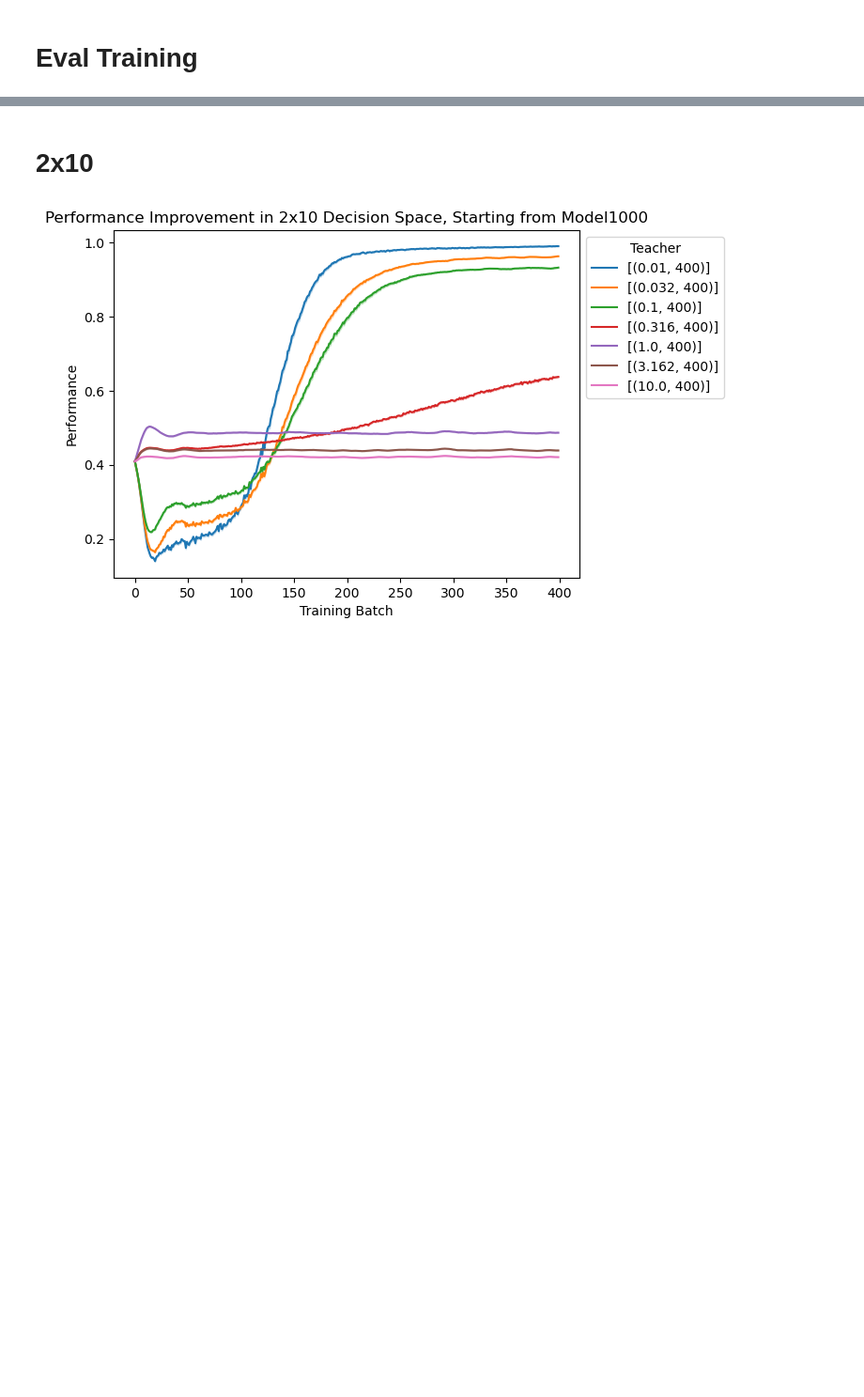
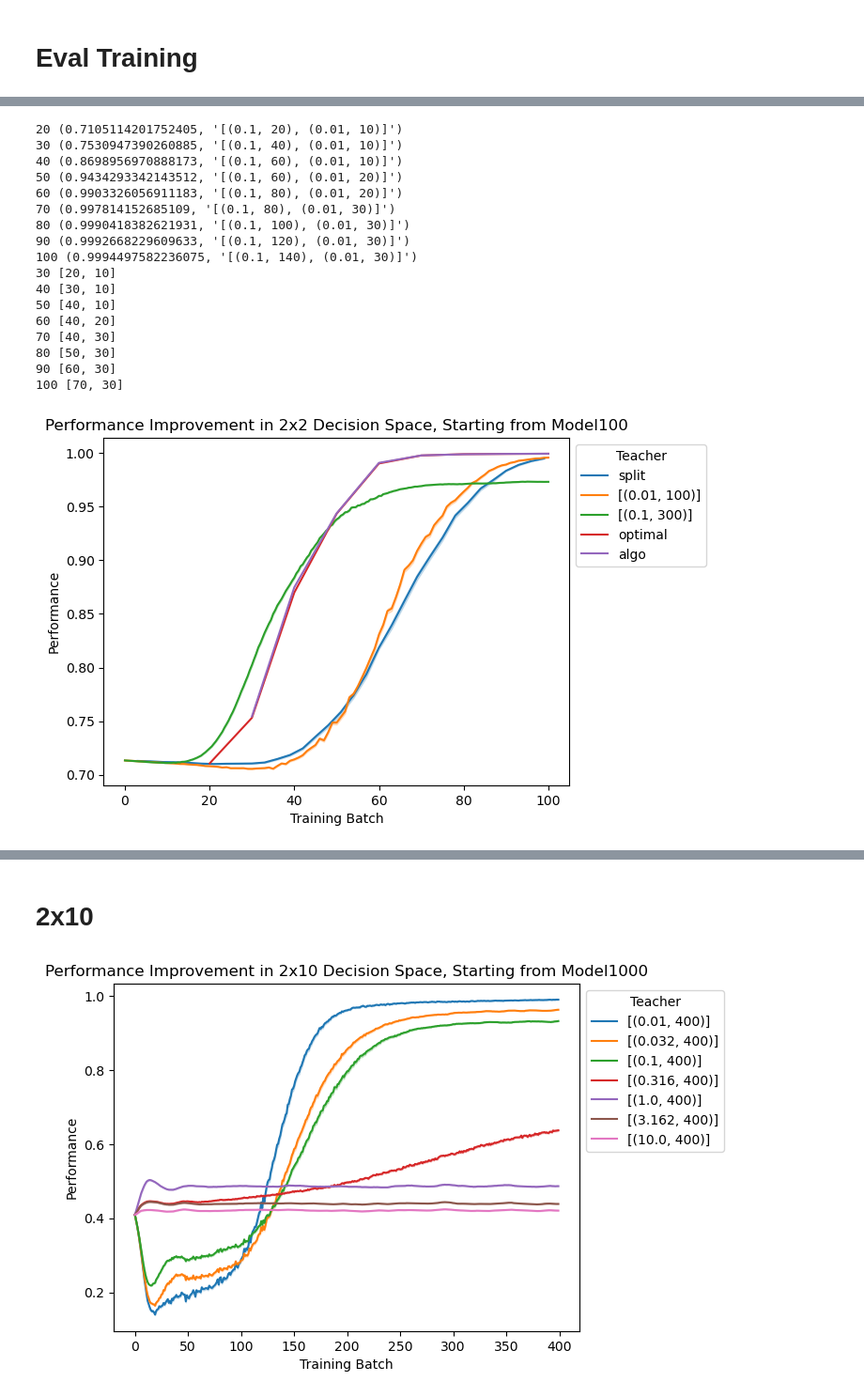
Before and after one commit to saumikn/gymnasium-test, a Jupyter notebook: tree.ipynb, the cells around one changed output, grey strips where cells are left out. Shown at 94% size. Drawn from its saved outputs; the diff is of its cells as text; code cells hidden in the pictures; blank space fills up the shorter version.

```diff
--- a/tree.ipynb
+++ b/tree.ipynb
@@ -942,0 +682,31 @@ def adjust(row):
+# %%
+df2 = eval_three(2)
+
+with warnings.catch_warnings():
+    warnings.simplefilter(action='ignore', category=FutureWarning)
+    ax = sns.lineplot(df2, x='Batch', y='Perf', hue='Teacher', errorbar='se')
+    sns.move_legend(ax, "upper left", bbox_to_anchor=(1, 1))
+    ax.set(
+        title='Performance Improvement in 2x2 Decision Space, Starting from Model100',
+        xlabel='Training Batch',
+        ylabel='Performance'
+    )
+# %% [output]
+20 (0.7105114201752405, '[(0.1, 20), (0.01, 10)]')
+30 (0.7530947390260885, '[(0.1, 40), (0.01, 10)]')
+40 (0.8698956970888173, '[(0.1, 60), (0.01, 10)]')
+50 (0.9434293342143512, '[(0.1, 60), (0.01, 20)]')
+60 (0.9903326056911183, '[(0.1, 80), (0.01, 20)]')
+70 (0.997814152685109, '[(0.1, 80), (0.01, 30)]')
+80 (0.9990418382621931, '[(0.1, 100), (0.01, 30)]')
+90 (0.9992668229609633, '[(0.1, 120), (0.01, 30)]')
+100 (0.9994497582236075, '[(0.1, 140), (0.01, 30)]')
+30 [20, 10]
+40 [30, 10]
+50 [40, 10]
+60 [40, 20]
+70 [40, 30]
+80 [50, 30]
+90 [60, 30]
+100 [70, 30]
+[figure, added]
```
Also changed, not shown: parts of 37 cells of this notebook, 1 other file.
